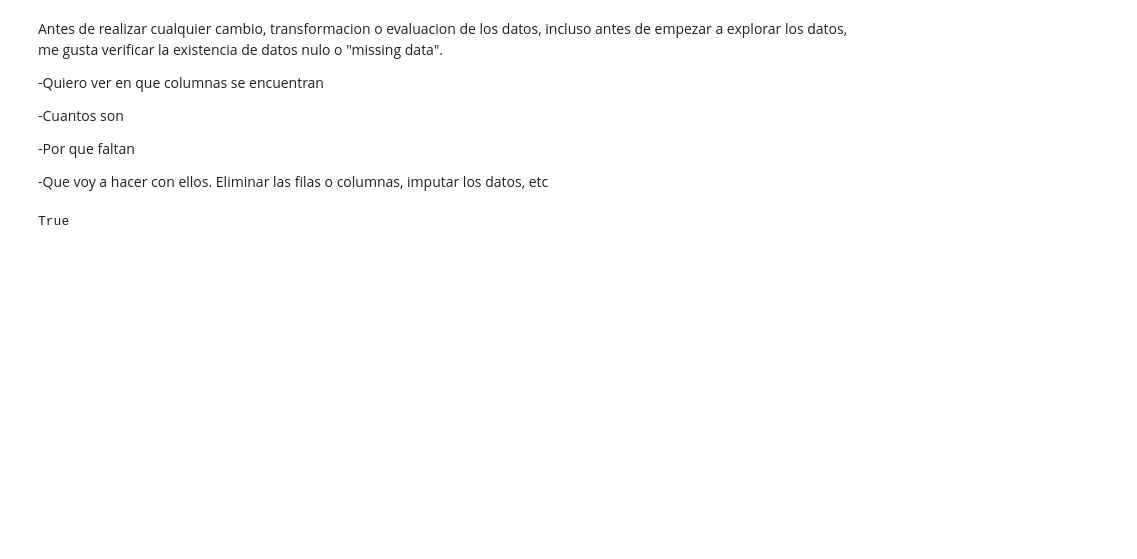
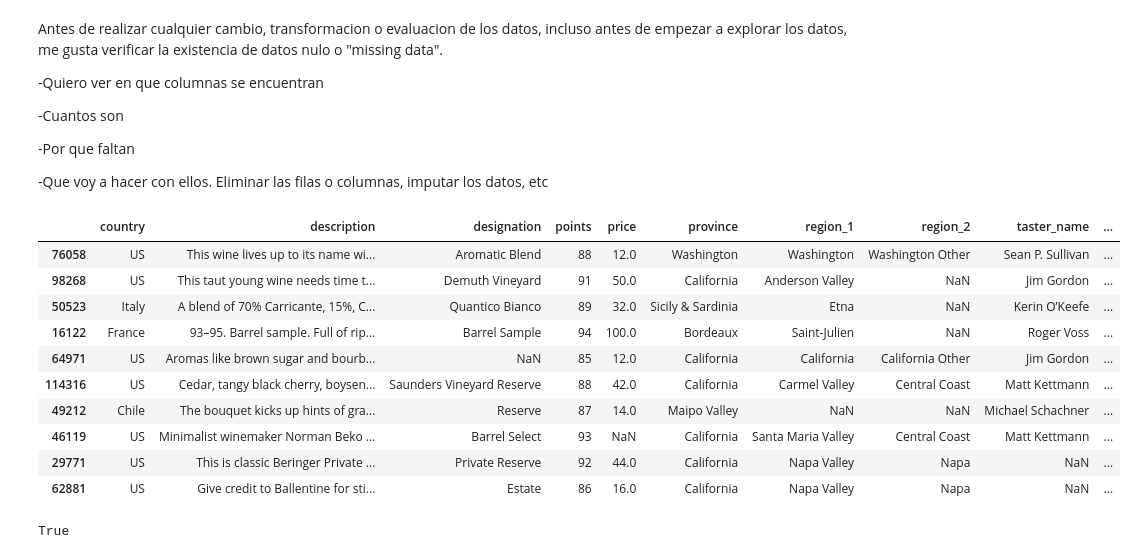
Before and after one commit to Arzanico/TopicModeling, a Jupyter notebook: notebook/topicModeling_2.ipynb, the cells around one changed output. Cells and saved outputs as stored; diff of their text form; code cells hidden in the pictures; blank space fills up the shorter version.

```diff
--- a/notebook/topicModeling_2.ipynb
+++ b/notebook/topicModeling_2.ipynb
@@ -124,6 +138,20 @@ Antes de realizar cualquier cambio, transformacion o evaluacion de los datos, in
 -Por que faltan
 
 -Que voy a hacer con ellos. Eliminar las filas o columnas, imputar los datos, etc
+# %%
+df.sample(10)
+# %% [output]
+|  | country | description | designation | points | price | province | region_1 | region_2 | taster_name | ... |
+| 76058 | US | This wine lives up to its name wi... | Aromatic Blend | 88 | 12.0 | Washington | Washington | Washington Other | Sean P. Sullivan | ... |
+| 98268 | US | This taut young wine needs time t... | Demuth Vineyard | 91 | 50.0 | California | Anderson Valley | NaN | Jim Gordon | ... |
+| 50523 | Italy | A blend of 70% Carricante, 15%, C... | Quantico Bianco | 89 | 32.0 | Sicily & Sardinia | Etna | NaN | Kerin O’Keefe | ... |
+| 16122 | France | 93–95. Barrel sample. Full of rip... | Barrel Sample | 94 | 100.0 | Bordeaux | Saint-Julien | NaN | Roger Voss | ... |
+| 64971 | US | Aromas like brown sugar and bourb... | NaN | 85 | 12.0 | California | California | California Other | Jim Gordon | ... |
+| 114316 | US | Cedar, tangy black cherry, boysen... | Saunders Vineyard Reserve | 88 | 42.0 | California | Carmel Valley | Central Coast | Matt Kettmann | ... |
+| 49212 | Chile | The bouquet kicks up hints of gra... | Reserve | 87 | 14.0 | Maipo Valley | NaN | NaN | Michael Schachner | ... |
+| 46119 | US | Minimalist winemaker Norman Beko ... | Barrel Select | 93 | NaN | California | Santa Maria Valley | Central Coast | Matt Kettmann | ... |
+| 29771 | US | This is classic Beringer Private ... | Private Reserve | 92 | 44.0 | California | Napa Valley | Napa | NaN | ... |
+| 62881 | US | Give credit to Ballentine for sti... | Estate | 86 | 16.0 | California | Napa Valley | Napa | NaN | ... |
 # %%
 #Consultamos si hay algun missing data, verificacion, por columna de al menos uno.
 pd.DataFrame(pd.isnull(df).any()).rename(columns={0:'Bool'}).reset_index(drop=False).Bool.any()
```
Also changed, not shown: parts of 9 cells of this notebook, 3 other files.
